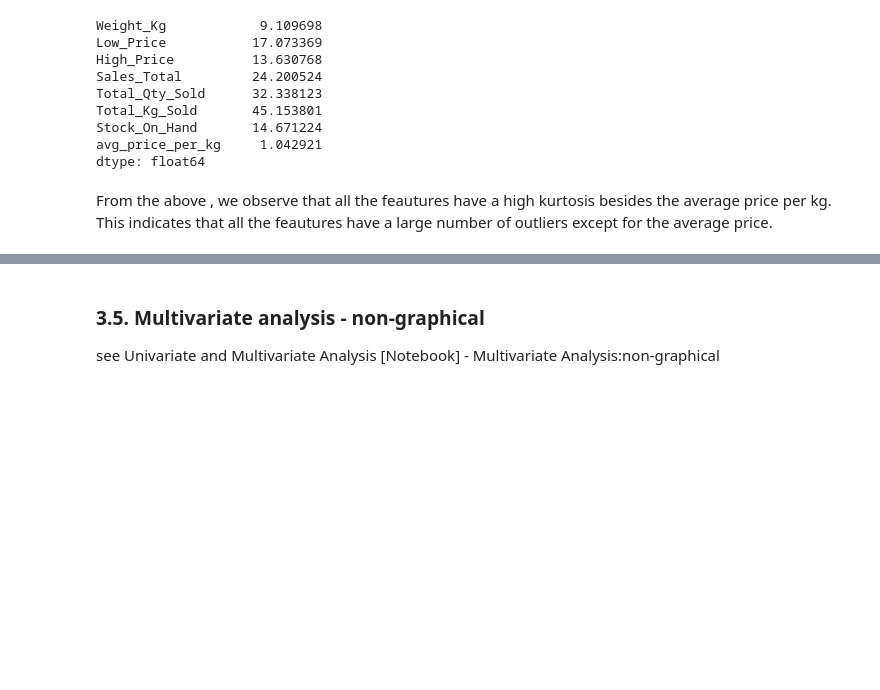
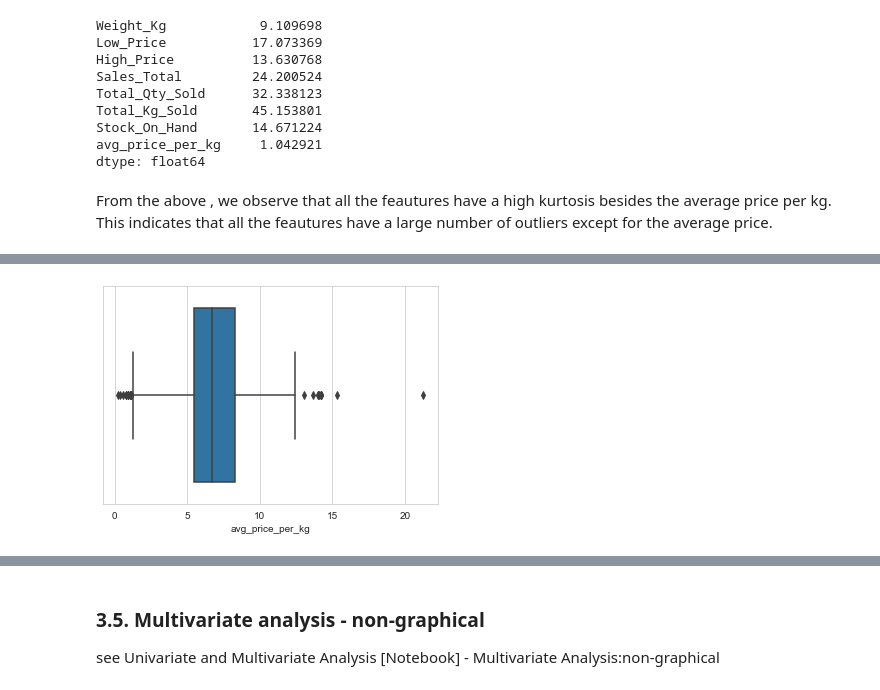
Before and after one commit to lkrump7/regression-apples-predict-api-template, a Jupyter notebook: Linear Regression team TS2.ipynb, the cells around one changed output, grey strips where cells are left out. Drawn from its saved outputs; the diff is of its cells as text; code cells hidden in the pictures; blank space fills up the shorter version.

```diff
--- a/Linear Regression team TS2.ipynb
+++ b/Linear Regression team TS2.ipynb
@@ -239,0 +253,4 @@ see Univariate and Multivariate Analysis [Notebook] -Univariate Analysis: Graphi
+# %%
+sns.boxplot(x='avg_price_per_kg', data=train_set);
+# %% [output]
+[figure, added]
```
Also changed, not shown: parts of 8 cells of this notebook.
